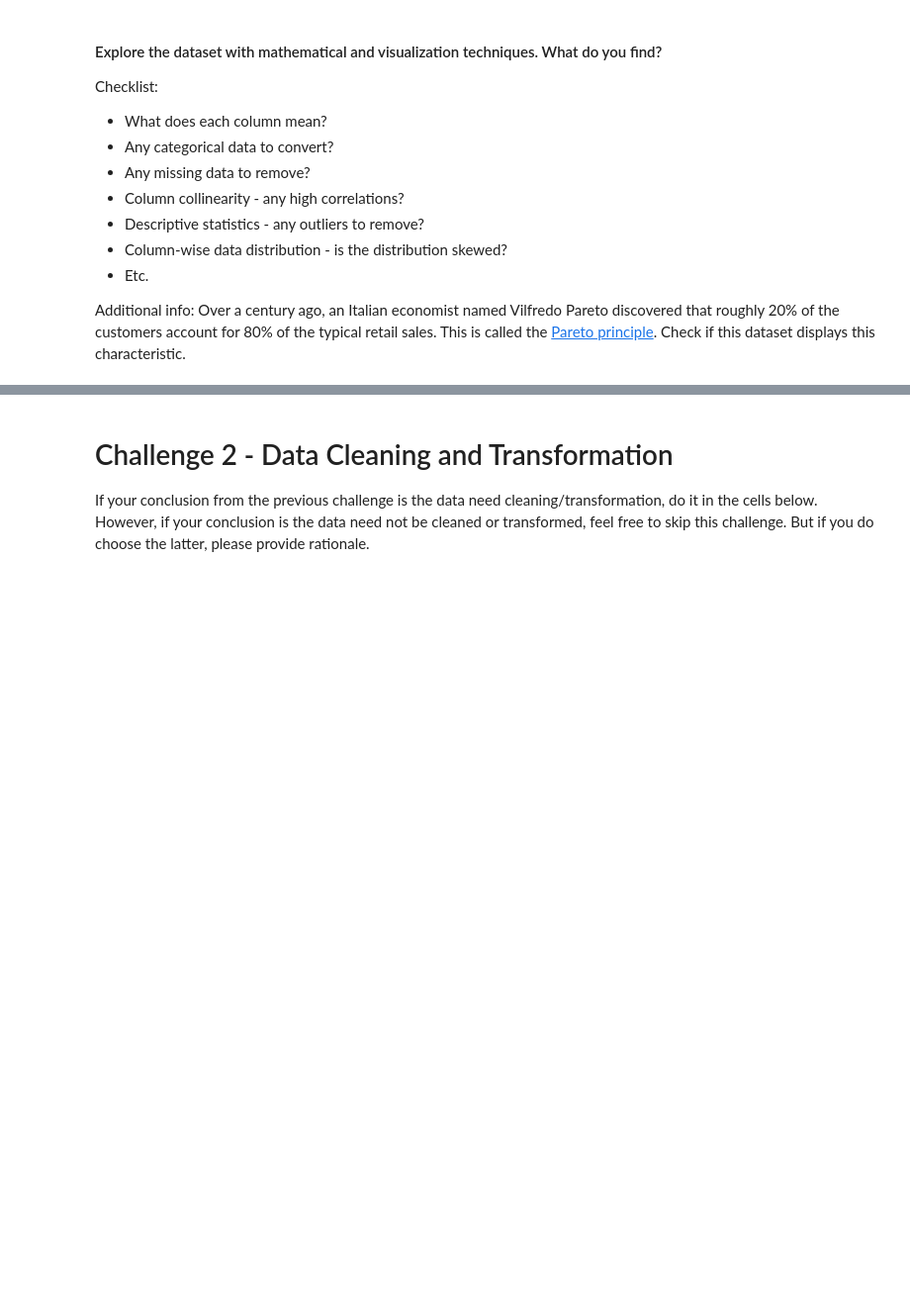
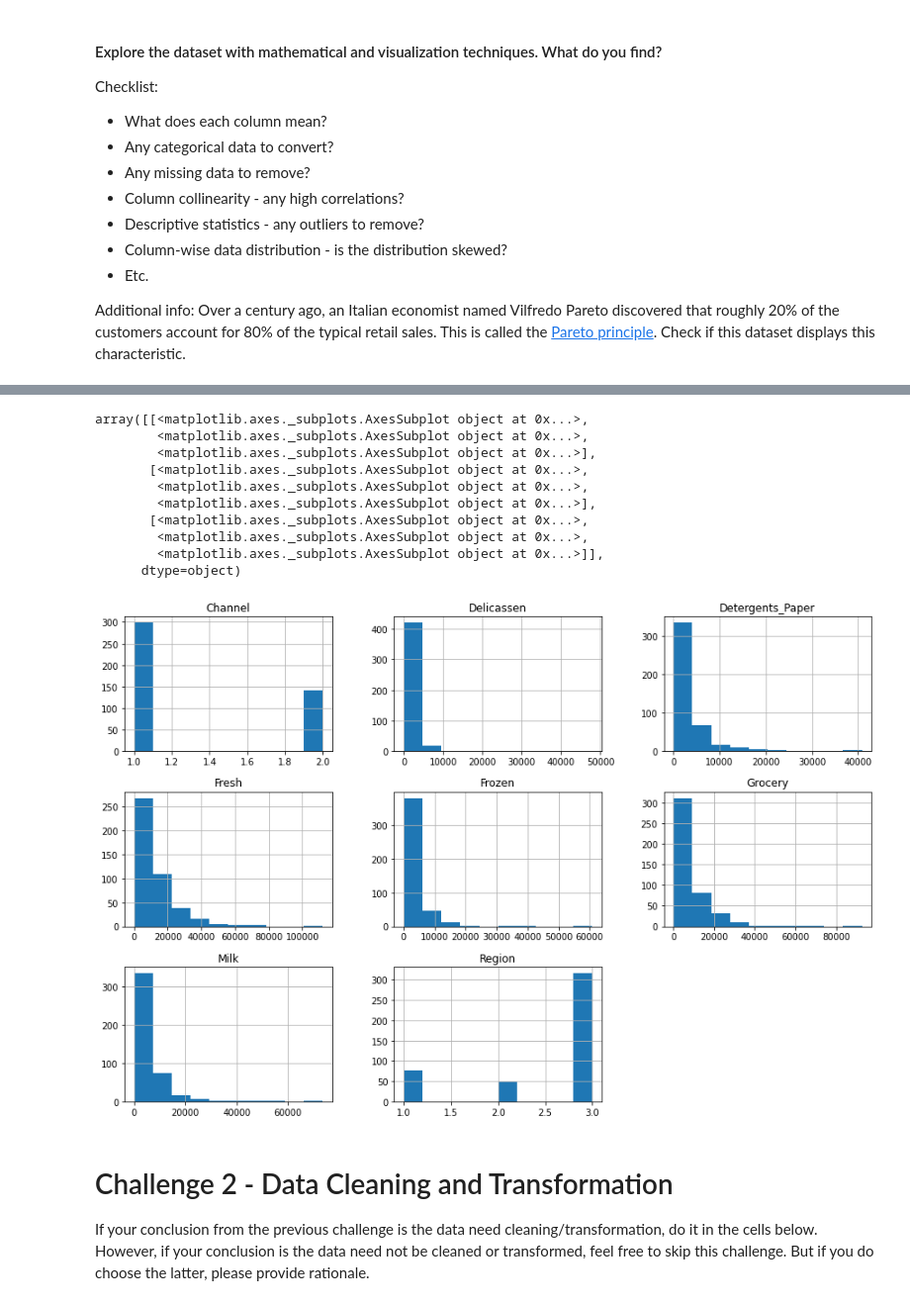
Before and after one commit to ironhack-datalabs/dataV2-labs, a Jupyter notebook: module-3/Unsupervised-Learning/your-code/main.ipynb, the cells around one changed output, grey strips where cells are left out. Shown: that part at 99% size. Cells and saved outputs as stored; diff of their text form; code cells hidden in the pictures; blank space fills up the shorter version.

```diff
--- a/module-3/Unsupervised-Learning/your-code/main.ipynb
+++ b/module-3/Unsupervised-Learning/your-code/main.ipynb
@@ -22,3 +20,5 @@ The origin of the dataset is [here](https://archive.ics.uci.edu/ml/datasets/whol
+# %%
+wholesale = pd.read_csv('../data/Wholesale customers data.csv')
 # %% [markdown]
 #### Explore the dataset with mathematical and visualization techniques. What do you find?
 
@@ -40,3 +93,17 @@ Additional info: Over a century ago, an Italian economist named Vilfredo Pareto
+# %%
+wholesale.hist(figsize=(15,10))
+# %% [output]
+array([[<matplotlib.axes._subplots.AxesSubplot object at 0x...>,
+        <matplotlib.axes._subplots.AxesSubplot object at 0x...>,
+        <matplotlib.axes._subplots.AxesSubplot object at 0x...>],
+       [<matplotlib.axes._subplots.AxesSubplot object at 0x...>,
+        <matplotlib.axes._subplots.AxesSubplot object at 0x...>,
+        <matplotlib.axes._subplots.AxesSubplot object at 0x...>],
+       [<matplotlib.axes._subplots.AxesSubplot object at 0x...>,
+        <matplotlib.axes._subplots.AxesSubplot object at 0x...>,
+        <matplotlib.axes._subplots.AxesSubplot object at 0x...>]],
+      dtype=object)
+[figure, added]
 # %% [markdown]
 # Challenge 2 - Data Cleaning and Transformation
 
```
Also changed, not shown: parts of 34 cells of this notebook.
